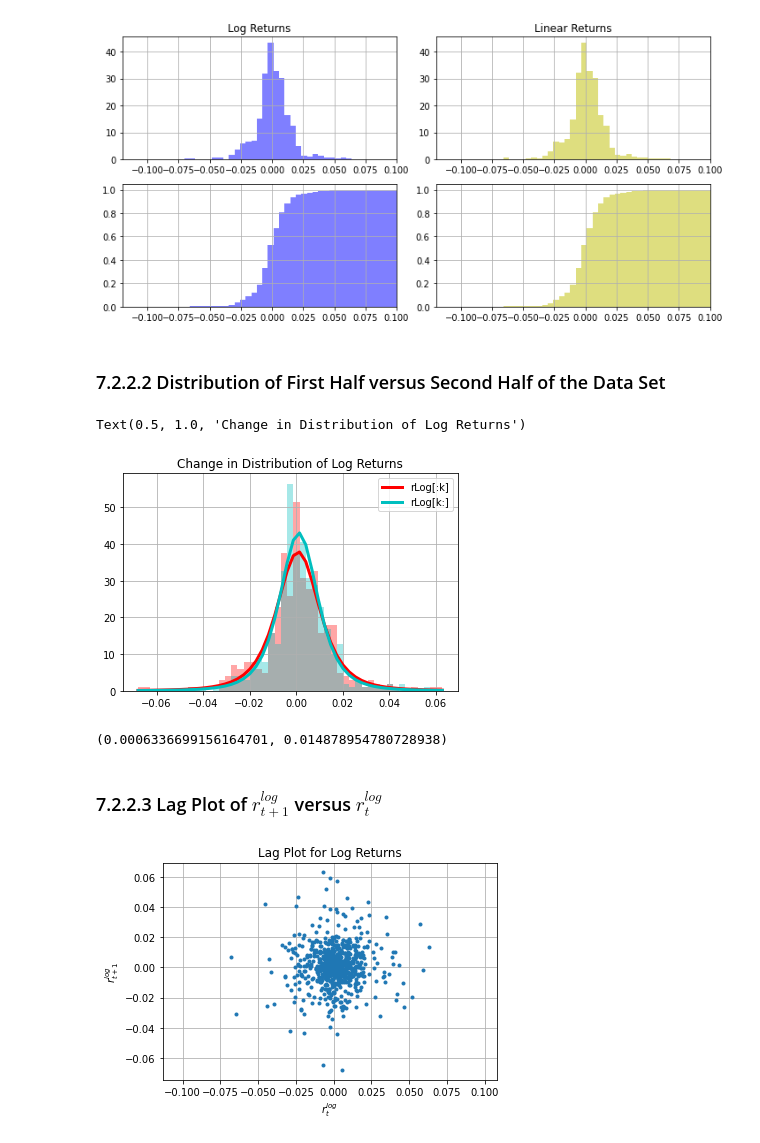
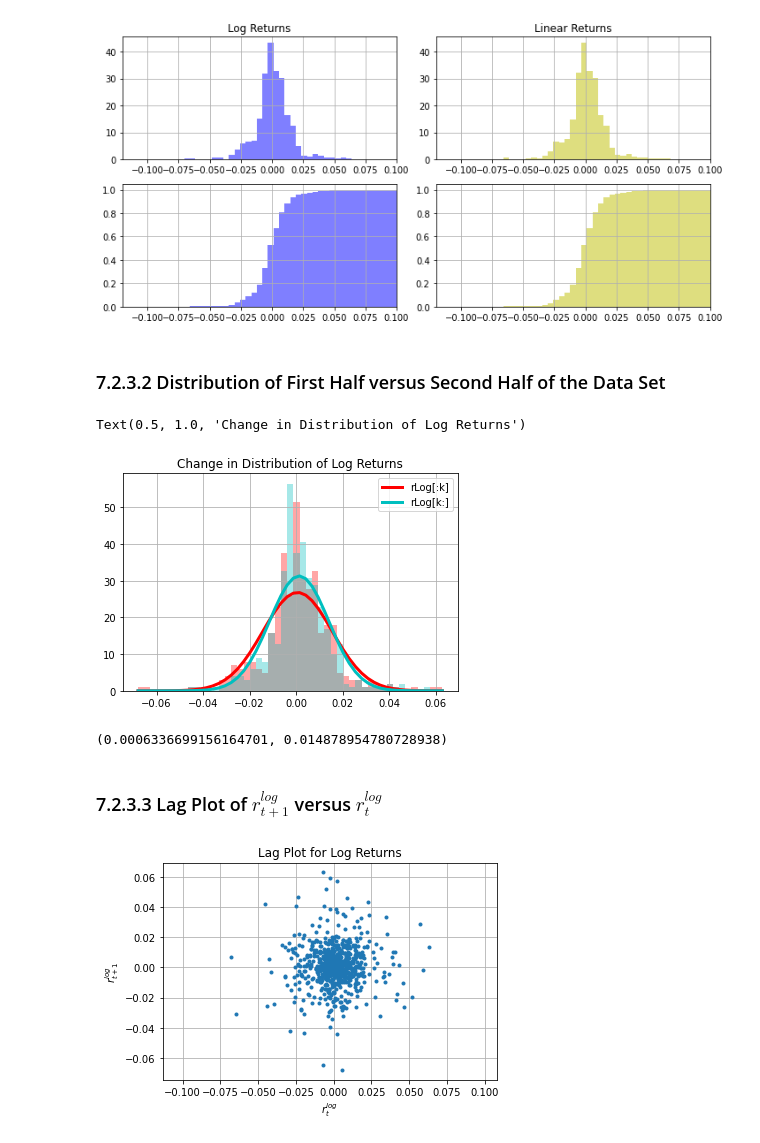
Before and after one commit to jckantor/CBE40455-2020, a Jupyter notebook: docs/07.02-Geometric-Brownian-Motion.ipynb, the cells around one changed output. Drawn from its saved outputs; the diff is of its cells as text; code cells hidden in the pictures.

```diff
--- a/docs/07.02-Geometric-Brownian-Motion.ipynb
+++ b/docs/07.02-Geometric-Brownian-Motion.ipynb
@@ -118,34 +130,34 @@ plt.tight_layout()
 # %% [output]
 [figure]
 # %% [markdown]
-### 7.2.2.2 Distribution of First Half versus Second Half of the Data Set
+### 7.2.3.2 Distribution of First Half versus Second Half of the Data Set
 # %%
 from scipy.stats import norm
 
 k = int(len(rlog)/2)
 r = np.linspace(rlog.min(),rlog.max())
 
-plt.figure();
+plt.figure()
 
-param = t.fit(rlog[:k])
+param = norm.fit(rlog[:k])
 rlog[:k].hist(bins=r, density=True, alpha=0.35, color='r')
-plt.plot(r,t.pdf(r,df=param[0],loc=param[1],scale=param[2]),'r-',lw=3);
+plt.plot(r,norm.pdf(r,loc=param[0],scale=param[1]),'r-',lw=3);
 
 rlog[k:].hist(bins=r, density=True, alpha=0.35, color='c')
-param = t.fit(rlog[k:])
-plt.plot(r,t.pdf(r, df=param[0], loc=param[1], scale=param[2]), 'c-',lw=3);
+param = norm.fit(rlog[k:])
+plt.plot(r,norm.pdf(r, loc=param[0], scale=param[1]), 'c-',lw=3);
 
 plt.legend(['rLog[:k]', 'rLog[k:]'])
 plt.title('Change in Distribution of Log Returns')
 # %% [output]
 Text(0.5, 1.0, 'Change in Distribution of Log Returns')
-[figure, old version]
+[figure, new version]
 # %%
 norm.fit(rlog[:k].dropna())
 # %% [output]
 (0.0006336699156164701, 0.014878954780728938)
 # %% [markdown]
-### 7.2.2.3 Lag Plot of $r^{log}_{t+1}$ versus $r^{log}_t$
+### 7.2.3.3 Lag Plot of $r^{log}_{t+1}$ versus $r^{log}_t$
 # %%
 plt.plot(rlog[0:-1], rlog[1:],'.')
 plt.axis('equal');
```
Also changed, not shown: parts of 16 cells of this notebook, 5 other files.
